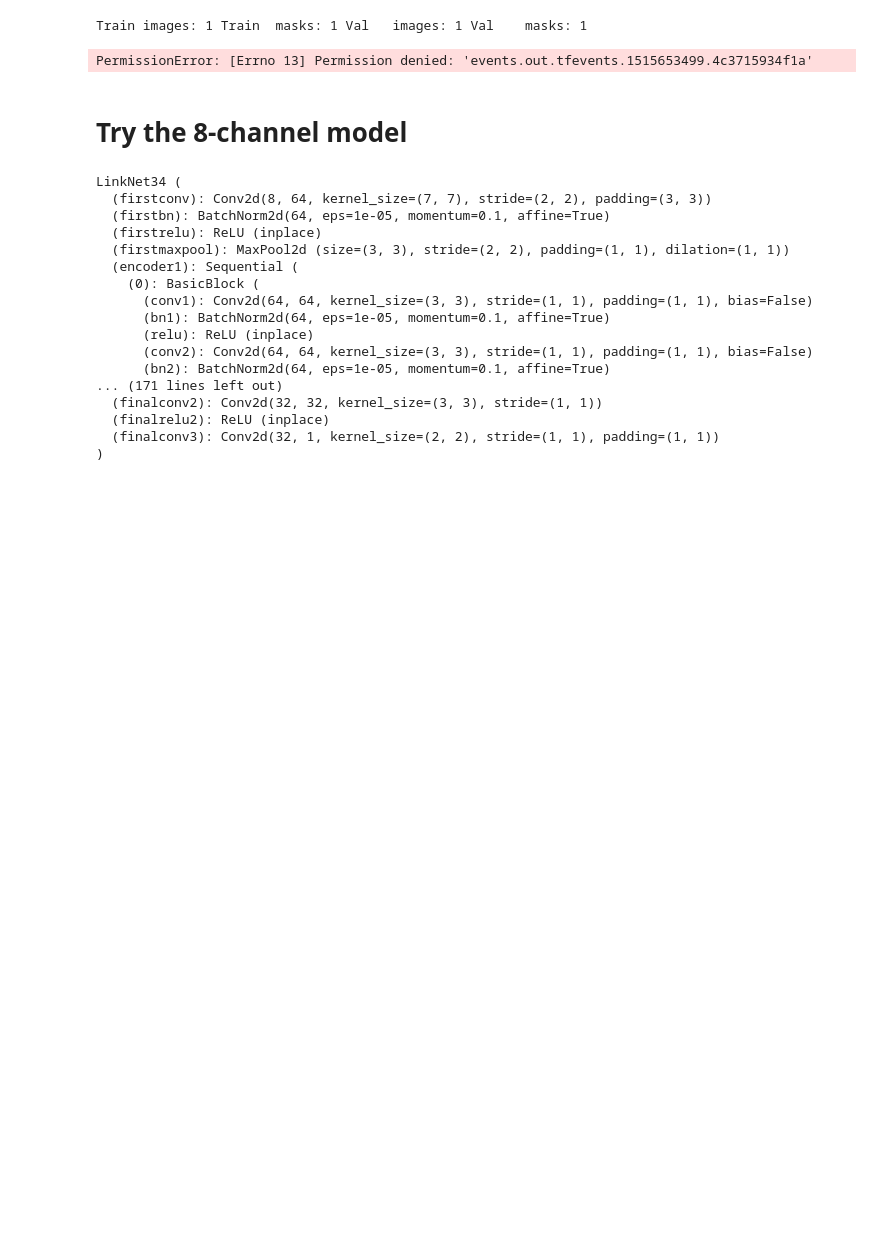
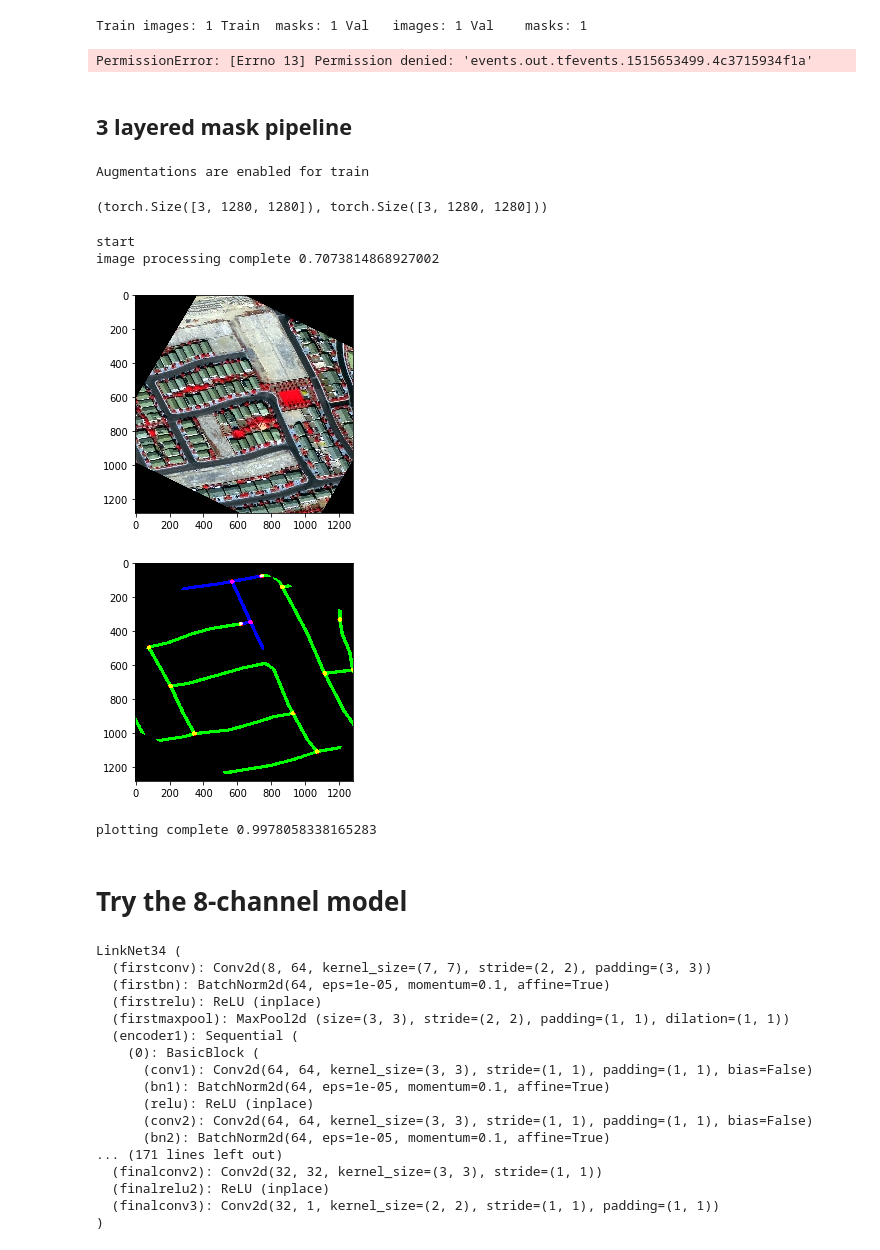
Before and after one commit to snakers4/spacenet-three, a Jupyter notebook: src/experiments.ipynb, the cells around one changed output. Drawn from its saved outputs; the diff is of its cells as text; code cells hidden in the pictures; blank space fills up the shorter version.

Commit message:
Train with wide 3 layered masks

```diff
--- a/src/experiments.ipynb
+++ b/src/experiments.ipynb
@@ -168,3 +170,5 @@ import shutil
 shutil.rmtree('tb_logs/test/')
 # %% [output]
 PermissionError: [Errno 13] Permission denied: 'events.out.tfevents.1515653499.4c3715934f1a'
+# %% [markdown]
+## 3 layered mask pipeline
@@ -170,0 +190,30 @@ PermissionError: [Errno 13] Permission denied: 'events.out.tfevents.1515653499.4
+# %%
+import torch
+
+bit8_imgs,bit8_masks,cty_no = get_train_dataset_layered_masks('mul_ps_vegetation',
+                                                           preset_dict)
+
+train_augs = SatellitesTrainAugmentation(shape=1280,
+                                         aug_scheme = True)
+
+train_imgs, val_imgs, train_masks, val_masks = train_test_split(bit8_imgs,
+                                                                bit8_masks,
+                                                                test_size=0.2,
+                                                                stratify=cty_no,
+                                                                random_state=42)
+
+
+train_dataset = SatellitesDataset(preset = preset_dict['mul_ps_vegetation'],
+                                  image_paths = train_imgs,
+                                  mask_paths = train_masks,
+                                  transforms = train_augs,
+                                 )
+
+train_loader = torch.utils.data.DataLoader(
+    train_dataset,
+    batch_size=2,
+    shuffle=True,
+    num_workers=1,
+    pin_memory=False)
+# %% [output]
+Augmentations are enabled for train
@@ -171,3 +224,43 @@ PermissionError: [Errno 13] Permission denied: 'events.out.tfevents.1515653499.4
+# %%
+img.size(),mask.size()
+# %% [output]
+(torch.Size([3, 1280, 1280]), torch.Size([3, 1280, 1280]))
+# %%
+import matplotlib.pyplot as plt
+import time
+import random
+import numpy as np
+
+start = time.time()
+print("start")
+
+img,mask  = train_dataset.__getitem__(random.randint(0,100))
+
+end = time.time()
+print('image processing complete', end - start)
+
+img = img.cpu().numpy().astype(np.float32).transpose((1, 2, 0))
+img += -img.min()
+img *= (1/img.max())
+
+plt.imshow(img)
+plt.show()
+
+mask = mask.cpu().numpy().astype(np.float32).transpose((1, 2, 0))[:,:,:]
+mask += -mask.min()
+mask *= (1/mask.max())
+
+plt.imshow(mask)
+plt.show()
+
+end = time.time()
+print('plotting complete', end - start)
+# %% [output]
+start
+image processing complete 0.7073814868927002
+[figure, added]
+[figure, added]
+plotting complete 0.9978058338165283
 # %% [markdown]
 # Try the 8-channel model
 # %%
```
Also changed, not shown: parts of 21 cells of this notebook, 3 other files.
